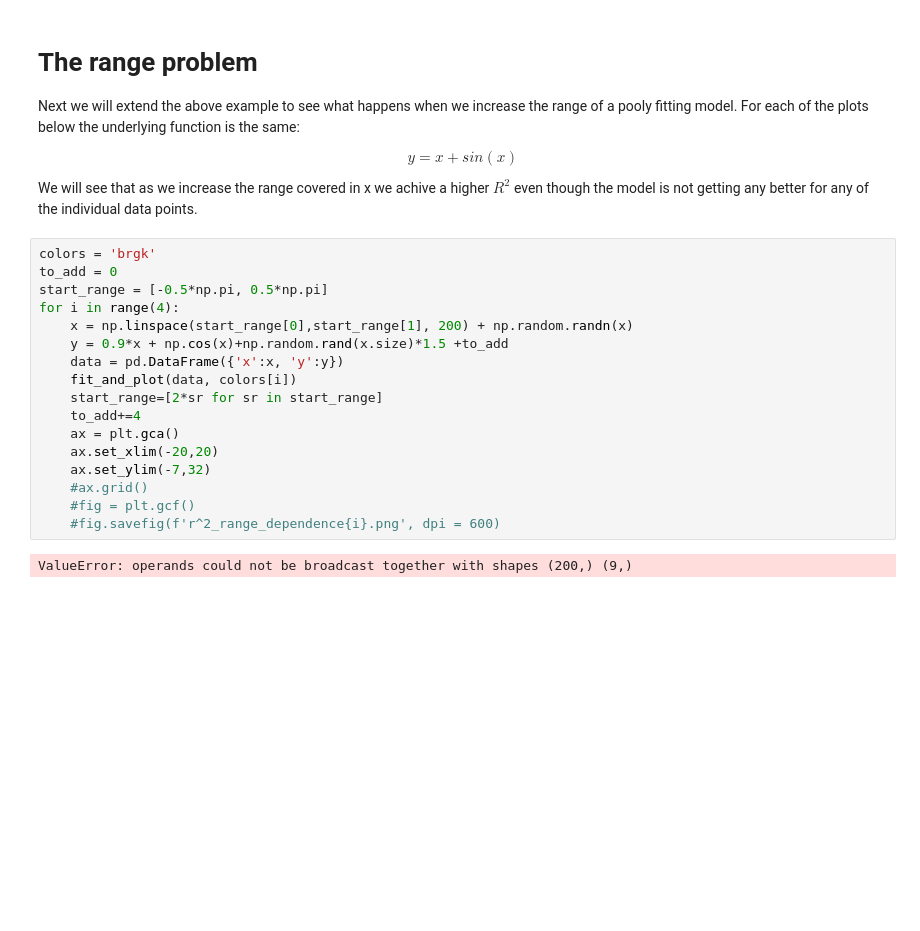
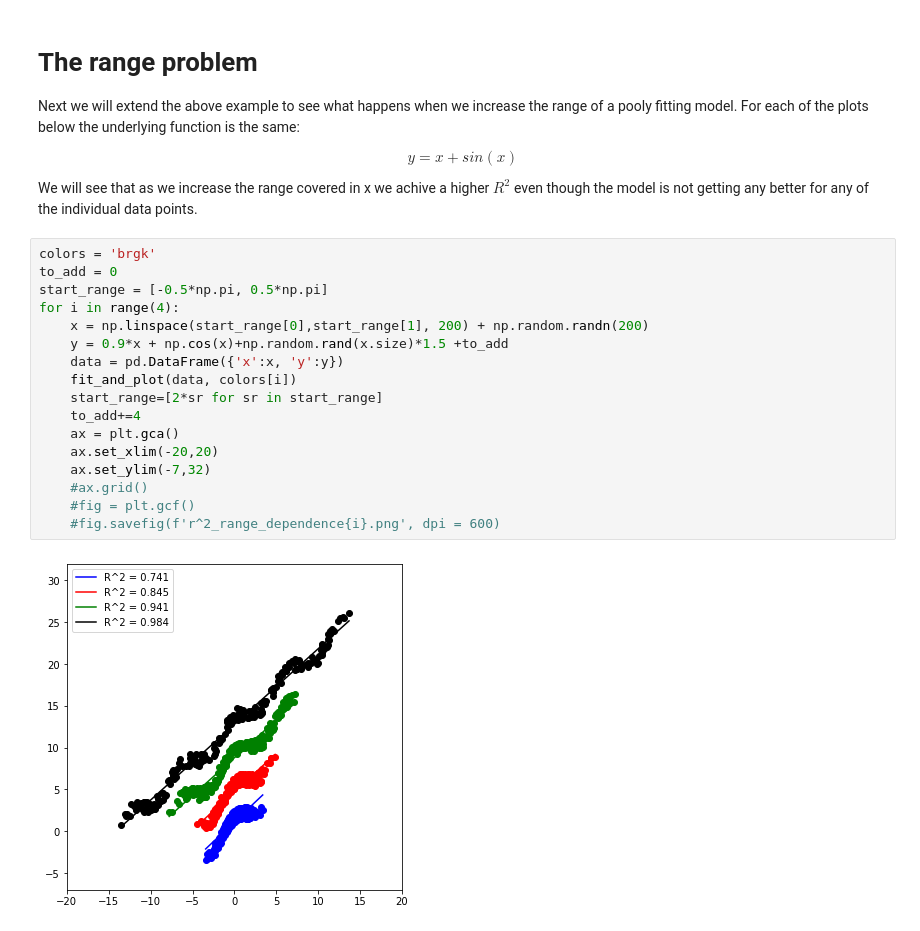
Before and after one commit to mikeWShef/DOE, a Jupyter notebook: R squared.ipynb, the cells around one changed output. Cells and saved outputs as stored; diff of their text form; blank space fills up the shorter version.

```diff
--- a/R squared.ipynb
+++ b/R squared.ipynb
@@ -147,19 +147,19 @@ We will see that as we increase the range covered in x we achive a higher $R^2$
 # %%
 colors = 'brgk'
 to_add = 0
 start_range = [-0.5*np.pi, 0.5*np.pi]
 for i in range(4):
-    x = np.linspace(start_range[0],start_range[1], 200) + np.random.randn(x)
+    x = np.linspace(start_range[0],start_range[1], 200) + np.random.randn(200)
     y = 0.9*x + np.cos(x)+np.random.rand(x.size)*1.5 +to_add
     data = pd.DataFrame({'x':x, 'y':y})
     fit_and_plot(data, colors[i])
     start_range=[2*sr for sr in start_range]
     to_add+=4
     ax = plt.gca()
     ax.set_xlim(-20,20)
     ax.set_ylim(-7,32)
     #ax.grid()
     #fig = plt.gcf()
     #fig.savefig(f'r^2_range_dependence{i}.png', dpi = 600)
 # %% [output]
-ValueError: operands could not be broadcast together with shapes (200,) (9,)
+[figure, added]
```
